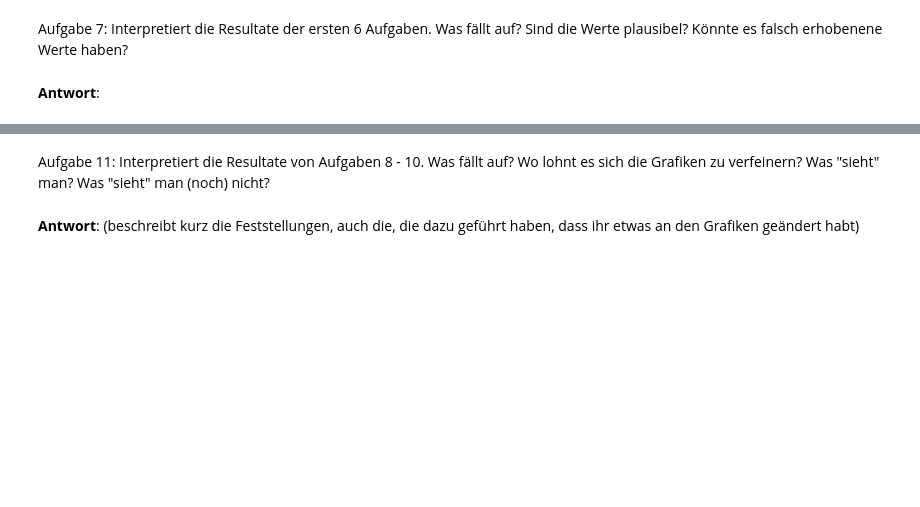
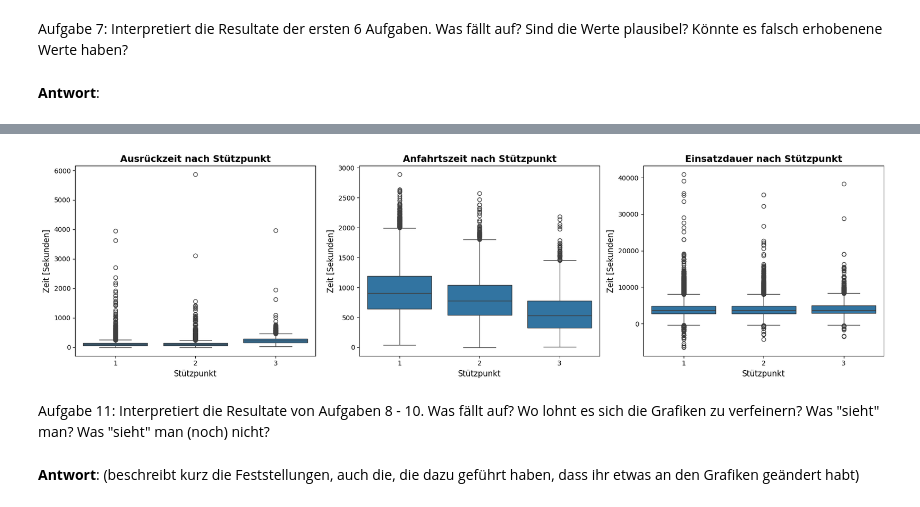
Before and after one commit to macnch33s3/DAANA, a Jupyter notebook: Fallstudie_Rettungswesen/STATI_HS25_Fallstudie_Rettungswesen_01_Verständnis.ipynb, the cells around one changed output, grey strips where cells are left out. Drawn from its saved outputs; the diff is of its cells as text; code cells hidden in the pictures; blank space fills up the shorter version.

```diff
--- a/Fallstudie_Rettungswesen/STATI_HS25_Fallstudie_Rettungswesen_01_Verständnis.ipynb
+++ b/Fallstudie_Rettungswesen/STATI_HS25_Fallstudie_Rettungswesen_01_Verständnis.ipynb
@@ -220,5 +290,29 @@ Was fällt auf? Sind die Werte plausibel? Könnte es falsch erhobenene Werte hab
 # %%
 # Aufgabe 10: Boxplots für 'dt_to_launch', 'dt_to_completion' und 'dt_to_poa' gruppiert nach 'base'
+
+import matplotlib.pyplot as plt
+
+fig, axes = plt.subplots(1, 3, figsize=(18, 5))
+
+sns.boxplot(data=missions, x="base", y="dt_to_launch", ax=axes[0])
+axes[0].set_title("Ausrückzeit nach Stützpunkt", fontsize=14, fontweight="bold")
+axes[0].set_xlabel("Stützpunkt", fontsize=12)
+axes[0].set_ylabel("Zeit [Sekunden]", fontsize=12)
+
+sns.boxplot(data=missions, x="base", y="dt_to_poa", ax=axes[1])
+axes[1].set_title("Anfahrtszeit nach Stützpunkt", fontsize=14, fontweight="bold")
+axes[1].set_xlabel("Stützpunkt", fontsize=12)
+axes[1].set_ylabel("Zeit [Sekunden]", fontsize=12)
+
+sns.boxplot(data=missions, x="base", y="dt_to_completion", ax=axes[2])
+axes[2].set_title("Einsatzdauer nach Stützpunkt", fontsize=14, fontweight="bold")
+axes[2].set_xlabel("Stützpunkt", fontsize=12)
+axes[2].set_ylabel("Zeit [Sekunden]", fontsize=12)
+
+plt.tight_layout()
+plt.show()
+# %% [output]
+[figure, added]
 # %% [markdown]
 Aufgabe 11: Interpretiert die Resultate von Aufgaben 8 - 10. Was fällt auf? Wo lohnt es sich die Grafiken zu verfeinern? Was "sieht" man? Was "sieht" man (noch) nicht?
 # %% [markdown]
```
Also changed, not shown: parts of 4 cells of this notebook, 3 other files.
